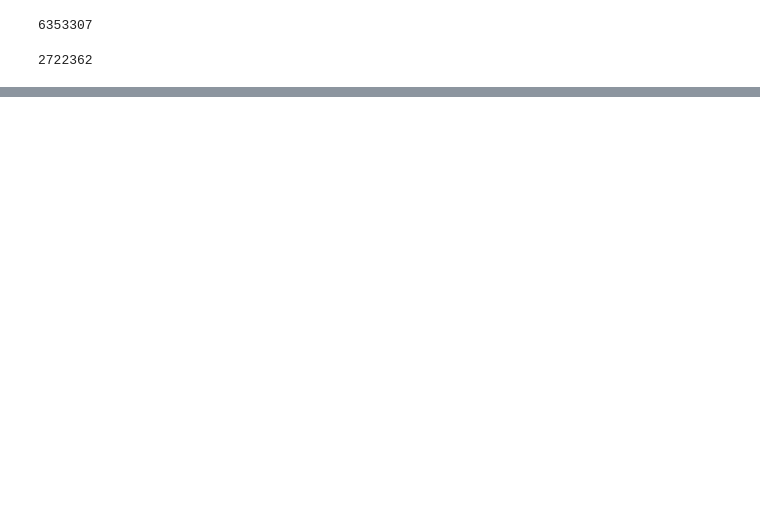
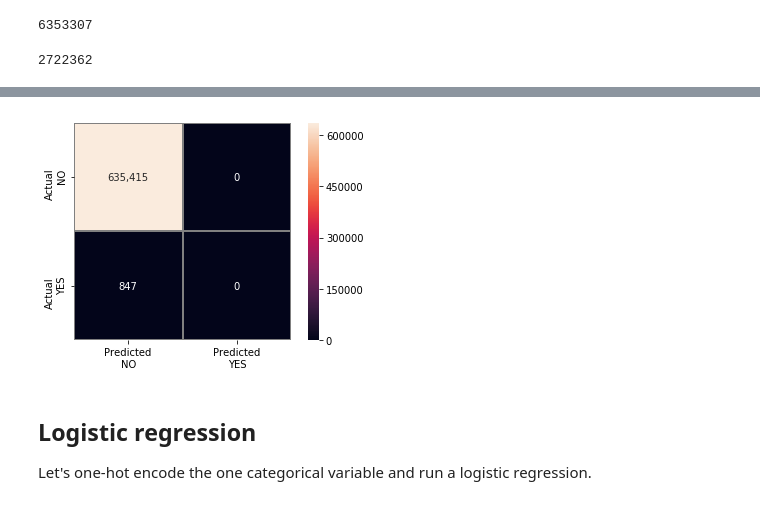
Before and after one commit to LambdaSchool/DS-Unit-2-Sprint-4-Model-Validation, a Jupyter notebook: module-2-validate-classification-problems/LS_DS_242_Validate_classification_problems_Assignment.ipynb, the cells around one changed output, grey strips where cells are left out. Saved outputs shown, nothing was run; the diff lists cells and outputs as text; code cells hidden in the pictures; blank space fills up the shorter version.

```diff
--- a/module-2-validate-classification-problems/LS_DS_242_Validate_classification_problems_Assignment.ipynb
+++ b/module-2-validate-classification-problems/LS_DS_242_Validate_classification_problems_Assignment.ipynb
@@ -31,3 +35,12 @@ def train_validation_test_split(
         random_state=random_state, shuffle=shuffle)
 
     return X_train, X_val, X_test, y_train, y_val, y_test
+# %%
+# Colorful confusion matrix generator
+def confusion_viz(y_true, y_pred):
+    matrix = confusion_matrix(y_true, y_pred)
+    return sns.heatmap(matrix, annot=True,
+                       fmt=',', linewidths=1, linecolor='grey',
+                       square=True,
+                       xticklabels=['Predicted\nNO', 'Predicted\nYES'],
+                       yticklabels=['Actual\nNO', 'Actual\nYES'])
@@ -58,0 +125,4 @@ def confision_viz(y_true, y_pred):
+# %%
+X = df.drop(columns=['isFraud','step','nameOrig','nameDest'])
+y = df['isFraud']
+X_train, X_val, X_test, y_train, y_val, y_test = train_validation_test_split(X,y, random_state=42)
@@ -58,0 +139,5 @@ def confision_viz(y_true, y_pred):
+# %%
+# We can calculate accuracy, though it's not too useful for a dataset
+# as imbalanced as this one.
+y_pred = np.full(y_val.shape, 0)
+accuracy_score(y_val, y_pred)
@@ -58,0 +159,9 @@ def confision_viz(y_true, y_pred):
+# %%
+# The confusion matrix reveals why.  With this super-dumb prediction,
+# we're just maxing out the false negatives.
+confusion_viz(y_val, y_pred);
+# %% [output]
+[figure, added]
+# %% [markdown]
+## Logistic regression
+Let's one-hot encode the one categorical variable and run a logistic regression.
```
Also changed, not shown: parts of 31 cells of this notebook.
